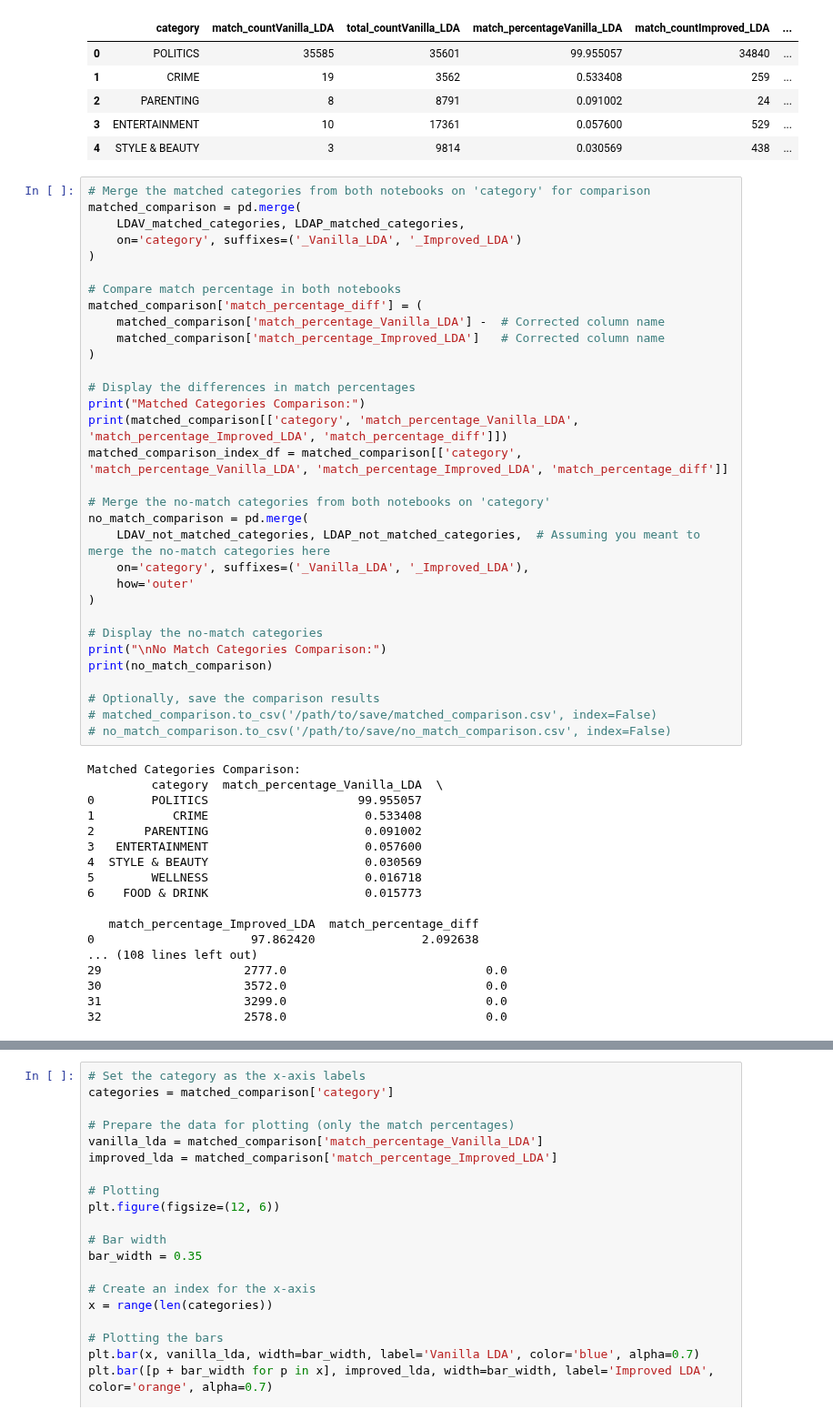
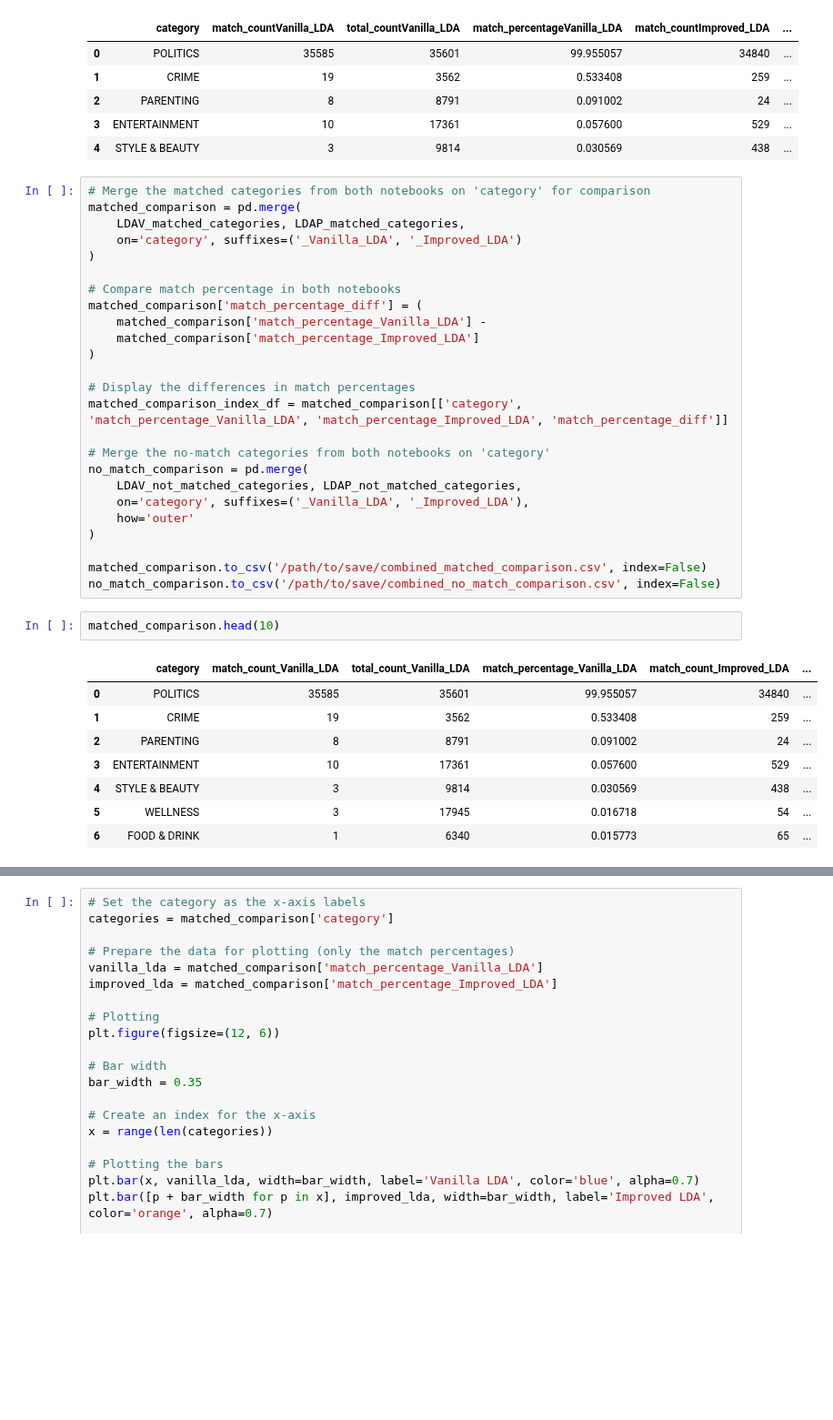
Before and after one commit to NiklasElsaesser/bug-free-fishstick, a Jupyter notebook: Benchmarks&Visualizations.ipynb, the cells around one changed output, grey strips where cells are left out. Shown at 91% size. Drawn from its saved outputs; the diff is of its cells as text; blank space fills up the shorter version.

```diff
--- a/Benchmarks&Visualizations.ipynb
+++ b/Benchmarks&Visualizations.ipynb
@@ -173,44 +181,30 @@ matched_comparison = pd.merge(
 
 # Compare match percentage in both notebooks
 matched_comparison['match_percentage_diff'] = (
-    matched_comparison['match_percentage_Vanilla_LDA'] -  # Corrected column name
-    matched_comparison['match_percentage_Improved_LDA']   # Corrected column name
+    matched_comparison['match_percentage_Vanilla_LDA'] -
+    matched_comparison['match_percentage_Improved_LDA']
 )
 
 # Display the differences in match percentages
-print("Matched Categories Comparison:")
-print(matched_comparison[['category', 'match_percentage_Vanilla_LDA', 'match_percentage_Improved_LDA', 'match_percentage_diff']])
 matched_comparison_index_df = matched_comparison[['category', 'match_percentage_Vanilla_LDA', 'match_percentage_Improved_LDA', 'match_percentage_diff']]
 
 # Merge the no-match categories from both notebooks on 'category'
 no_match_comparison = pd.merge(
-    LDAV_not_matched_categories, LDAP_not_matched_categories,  # Assuming you meant to merge the no-match categories here
+    LDAV_not_matched_categories, LDAP_not_matched_categories,
     on='category', suffixes=('_Vanilla_LDA', '_Improved_LDA'),
     how='outer'
 )
 
-# Display the no-match categories
-print("\nNo Match Categories Comparison:")
-print(no_match_comparison)
-
-# Optionally, save the comparison results
-# matched_comparison.to_csv('/path/to/save/matched_comparison.csv', index=False)
-# no_match_comparison.to_csv('/path/to/save/no_match_comparison.csv', index=False)
+matched_comparison.to_csv('/path/to/save/combined_matched_comparison.csv', index=False)
+no_match_comparison.to_csv('/path/to/save/combined_no_match_comparison.csv', index=False)
-# %% [output]
-Matched Categories Comparison:
-         category  match_percentage_Vanilla_LDA  \
-0        POLITICS                     99.955057
-1           CRIME                      0.533408
-2       PARENTING                      0.091002
-3   ENTERTAINMENT                      0.057600
-4  STYLE & BEAUTY                      0.030569
-5        WELLNESS                      0.016718
-6    FOOD & DRINK                      0.015773
-
-   match_percentage_Improved_LDA  match_percentage_diff
-0                      97.862420               2.092638
-... (108 lines left out)
-29                    2777.0                            0.0
-30                    3572.0                            0.0
-31                    3299.0                            0.0
-32                    2578.0                            0.0
+# %%
+matched_comparison.head(10)
+# %% [output]
+|  | category | match_count_Vanilla_LDA | total_count_Vanilla_LDA | match_percentage_Vanilla_LDA | match_count_Improved_LDA | ... |
+| 0 | POLITICS | 35585 | 35601 | 99.955057 | 34840 | ... |
+| 1 | CRIME | 19 | 3562 | 0.533408 | 259 | ... |
+| 2 | PARENTING | 8 | 8791 | 0.091002 | 24 | ... |
+| 3 | ENTERTAINMENT | 10 | 17361 | 0.057600 | 529 | ... |
+| 4 | STYLE & BEAUTY | 3 | 9814 | 0.030569 | 438 | ... |
+| 5 | WELLNESS | 3 | 17945 | 0.016718 | 54 | ... |
+| 6 | FOOD & DRINK | 1 | 6340 | 0.015773 | 65 | ... |
```
Also changed, not shown: parts of 10 cells of this notebook.
